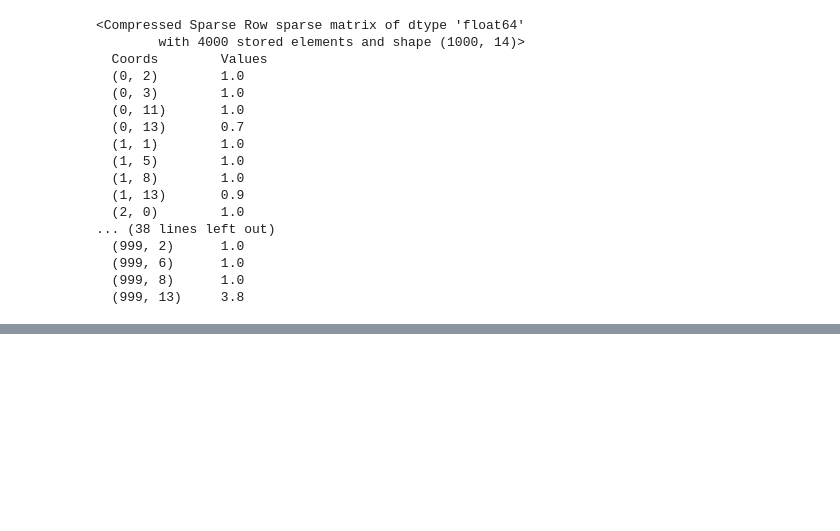
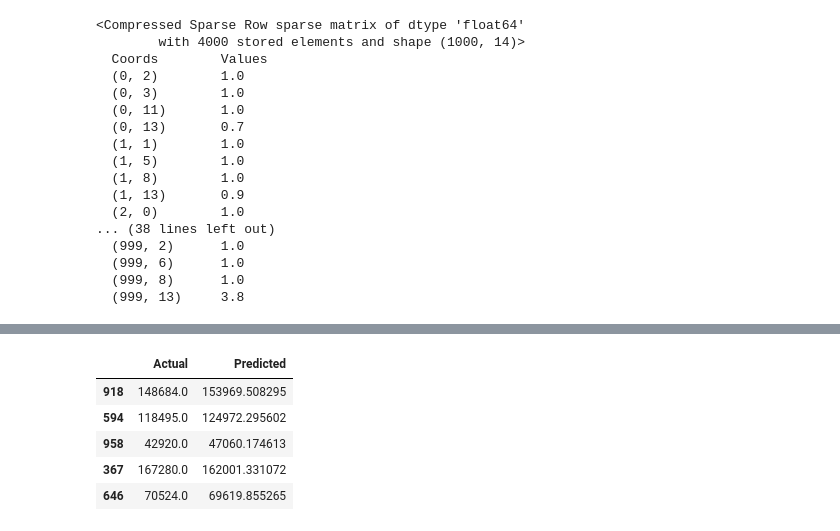
Before and after one commit to redashu/Intuit_ML_13thMay2026, a Jupyter notebook: notebooks/SalaryPrediction.ipynb, the cells around one changed output, grey strips where cells are left out. Drawn from its saved outputs; the diff is of its cells as text; code cells hidden in the pictures; blank space fills up the shorter version.

```diff
--- a/notebooks/SalaryPrediction.ipynb
+++ b/notebooks/SalaryPrediction.ipynb
@@ -185,0 +229,11 @@ train_x,test_x,train_l,test_l=train_test_split(features,label,test_size=0.2)
+# %%
+# using pandas to show both salary actual and predicted
+result = pd.DataFrame({'Actual': test_l, 'Predicted': predicted_value})
+result.head()
+# %% [output]
+|  | Actual | Predicted |
+| 918 | 148684.0 | 153969.508295 |
+| 594 | 118495.0 | 124972.295602 |
+| 958 | 42920.0 | 47060.174613 |
+| 367 | 167280.0 | 162001.331072 |
+| 646 | 70524.0 | 69619.855265 |
```
Also changed, not shown: parts of 5 cells of this notebook.
